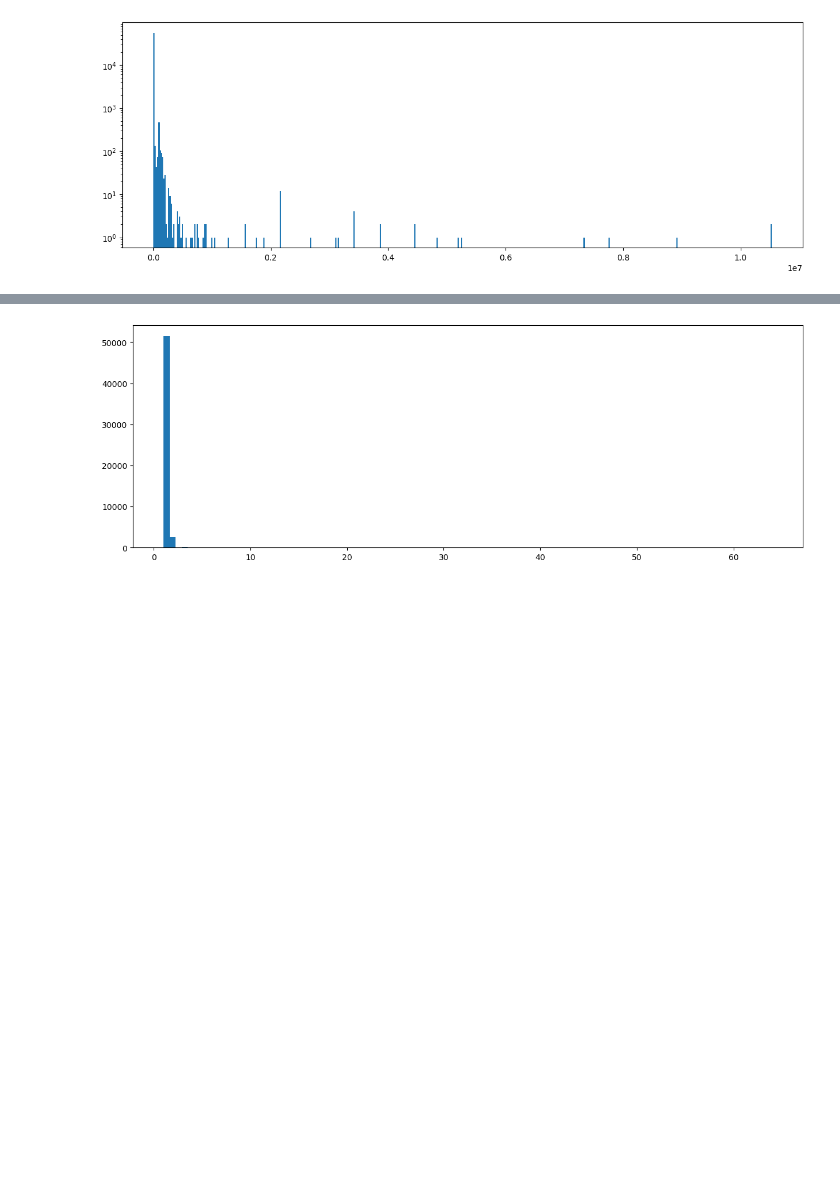
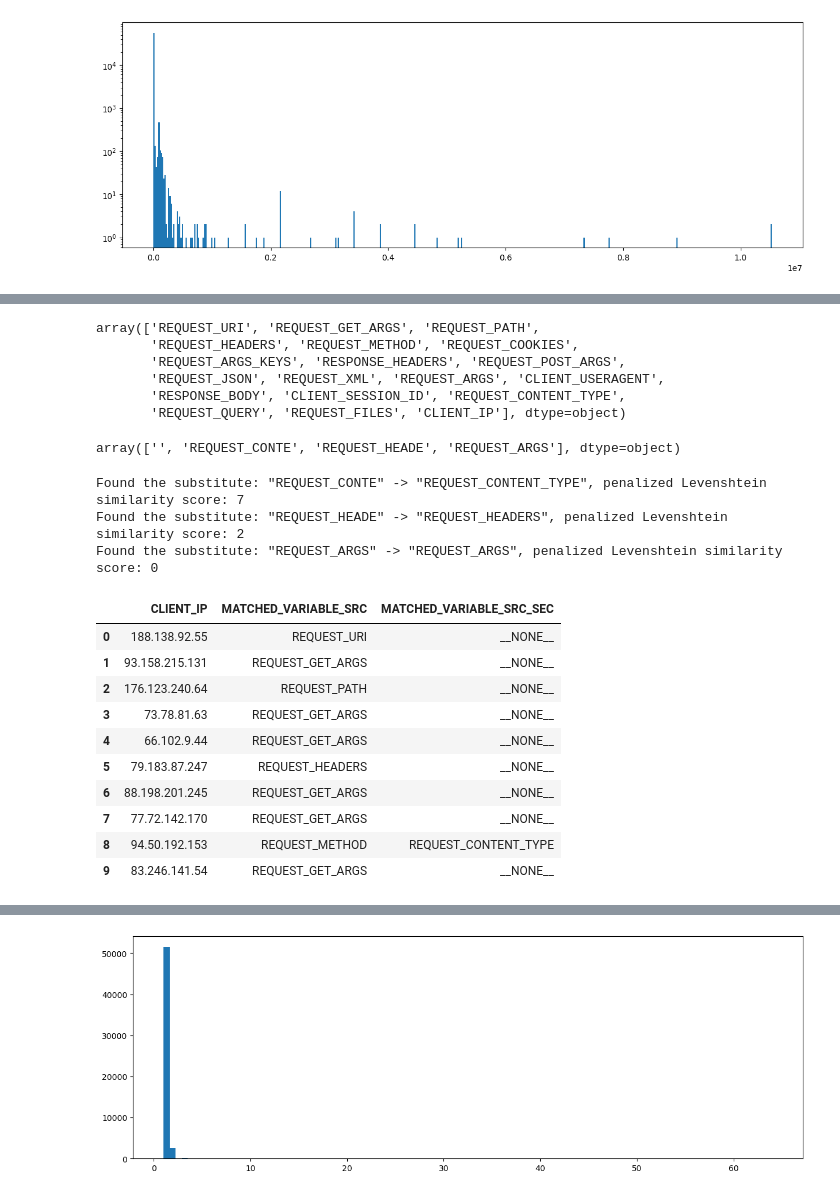
Before and after one commit to ivan-zapreev/ML-PT, a Jupyter notebook: ntb/01_data_exploration.ipynb, the cells around one changed output, grey strips where cells are left out. Saved outputs shown, nothing was run; the diff lists cells and outputs as text; code cells hidden in the pictures; blank space fills up the shorter version.

```diff
--- a/ntb/01_data_exploration.ipynb
+++ b/ntb/01_data_exploration.ipynb
@@ -323 +400,57 @@ _ = plt.hist(data_df['REQUEST_SIZE'], log=True, bins=500)
+# %%
+# Check on the distinct SRC values
+dist_src_vals = data_df['MATCHED_VARIABLE_SRC'].unique()
+dist_src_vals
+# %% [output]
+array(['REQUEST_URI', 'REQUEST_GET_ARGS', 'REQUEST_PATH',
+       'REQUEST_HEADERS', 'REQUEST_METHOD', 'REQUEST_COOKIES',
+       'REQUEST_ARGS_KEYS', 'RESPONSE_HEADERS', 'REQUEST_POST_ARGS',
+       'REQUEST_JSON', 'REQUEST_XML', 'REQUEST_ARGS', 'CLIENT_USERAGENT',
+       'RESPONSE_BODY', 'CLIENT_SESSION_ID', 'REQUEST_CONTENT_TYPE',
+       'REQUEST_QUERY', 'REQUEST_FILES', 'CLIENT_IP'], dtype=object)
+# %%
+# Check on the distinct secondary SRC values
+# Notice that some of them are truncated and need to be restored
+dist_sec_src_vals = data_df['MATCHED_VARIABLE_SRC_SEC'].unique()
+dist_sec_src_vals
+# %% [output]
+array(['', 'REQUEST_CONTE', 'REQUEST_HEADE', 'REQUEST_ARGS'], dtype=object)
+# %%
+# Create mapping for secondary values
+sec_to_src_map = {}
+for sec_src_val in dist_sec_src_vals:
+    if sec_src_val != '':
+        candidates = [(Levenshtein.distance(sec_src_val, src_val), src_val) for src_val in dist_src_vals if src_val.startswith(sec_src_val)]
+        if candidates:
+            score, substitute = min(candidates)
+            print(f'Found the substitute: "{sec_src_val}" -> "{substitute}", penalized Levenshtein similarity score: {score}')
+        else:
+            print(f'Could not find any substitute candidates for: {sec_src_val}, keeping as is!')
+            substitute = sec_src_val
+    else:
+        # Give the special name for the sake of having a clear value
+        substitute = '__NONE__'
+
+    # Remember the substitute
+    sec_to_src_map[sec_src_val] = substitute
+# %% [output]
+Found the substitute: "REQUEST_CONTE" -> "REQUEST_CONTENT_TYPE", penalized Levenshtein similarity score: 7
+Found the substitute: "REQUEST_HEADE" -> "REQUEST_HEADERS", penalized Levenshtein similarity score: 2
+Found the substitute: "REQUEST_ARGS" -> "REQUEST_ARGS", penalized Levenshtein similarity score: 0
+# %%
+# Apply the substitution
+data_df['MATCHED_VARIABLE_SRC_SEC'] = data_df['MATCHED_VARIABLE_SRC_SEC'].apply(lambda val : sec_to_src_map[val])
+data_df[['CLIENT_IP', 'MATCHED_VARIABLE_SRC', 'MATCHED_VARIABLE_SRC_SEC']].head(10)
+# %% [output]
+|  | CLIENT_IP | MATCHED_VARIABLE_SRC | MATCHED_VARIABLE_SRC_SEC |
+| 0 | 188.138.92.55 | REQUEST_URI | __NONE__ |
+| 1 | 93.158.215.131 | REQUEST_GET_ARGS | __NONE__ |
+| 2 | 176.123.240.64 | REQUEST_PATH | __NONE__ |
+| 3 | 73.78.81.63 | REQUEST_GET_ARGS | __NONE__ |
+| 4 | 66.102.9.44 | REQUEST_GET_ARGS | __NONE__ |
+| 5 | 79.183.87.247 | REQUEST_HEADERS | __NONE__ |
+| 6 | 88.198.201.245 | REQUEST_GET_ARGS | __NONE__ |
+| 7 | 77.72.142.170 | REQUEST_GET_ARGS | __NONE__ |
+| 8 | 94.50.192.153 | REQUEST_METHOD | REQUEST_CONTENT_TYPE |
+| 9 | 83.246.141.54 | REQUEST_GET_ARGS | __NONE__ |
 # %%
```
Also changed, not shown: parts of 20 cells of this notebook, 1 other file.
